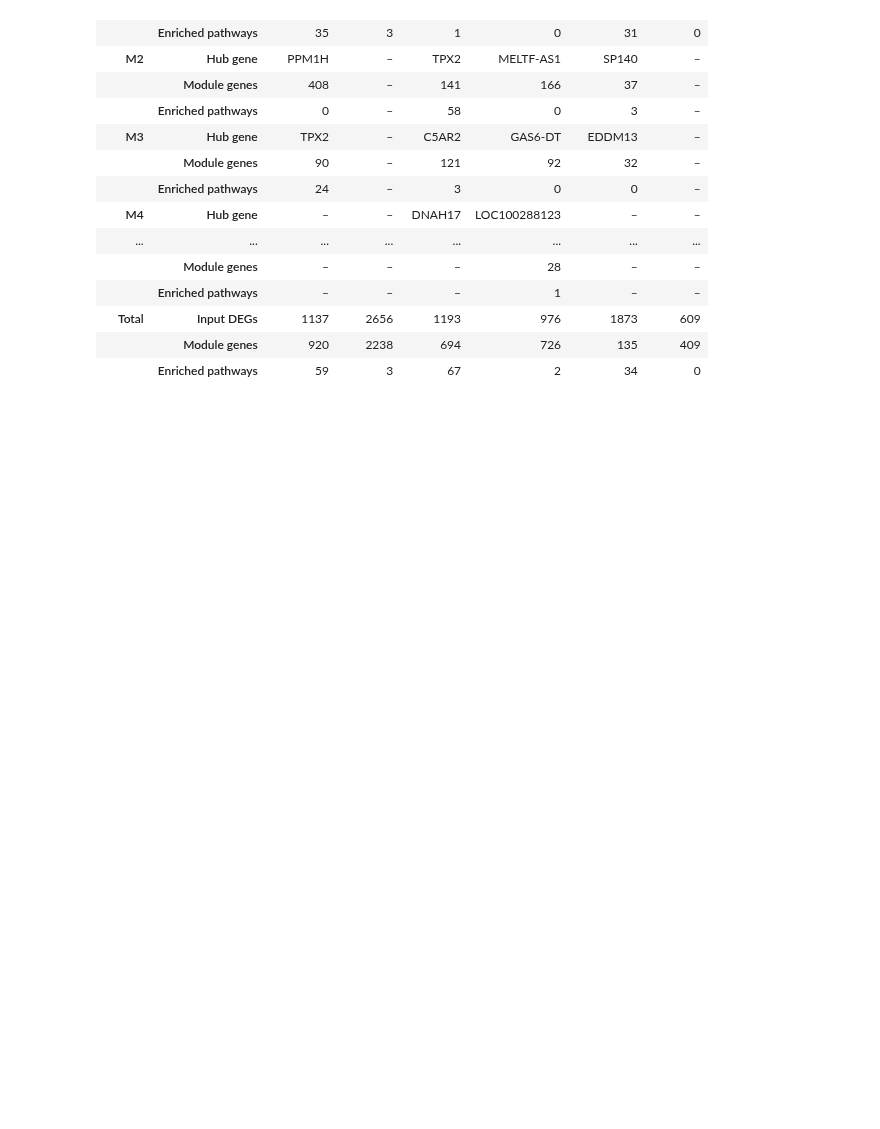
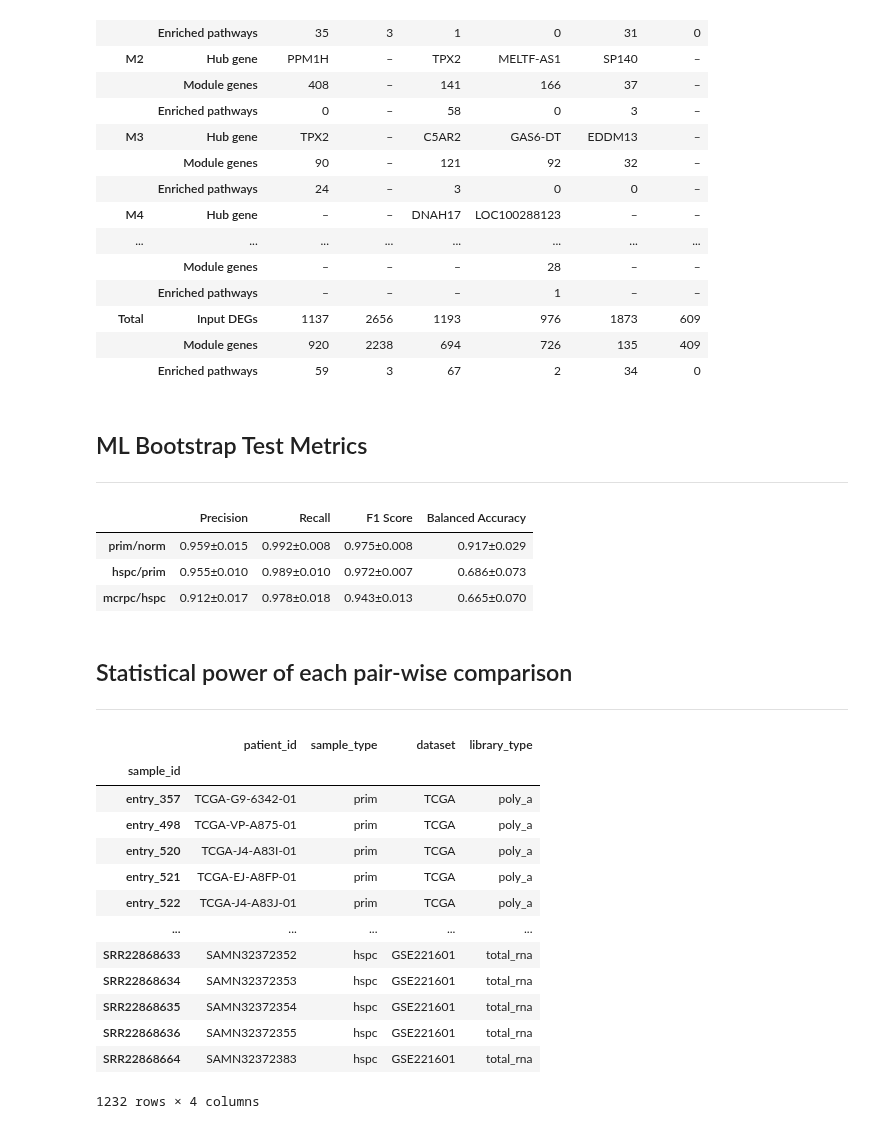
Before and after one commit to CarlosUziel/pca_wgcna_ml, a Jupyter notebook: notebooks/paper_figures.ipynb, the cells around one changed output. Cells and saved outputs as stored; diff of their text form; code cells hidden in the pictures; blank space fills up the shorter version.

Commit message:
feat: add new metrics

```diff
--- a/notebooks/paper_figures.ipynb
+++ b/notebooks/paper_figures.ipynb
@@ -607,3 +626,7 @@ wgcna_summary_df
 | Total | Input DEGs | 1137 | 2656 | 1193 | 976 | 1873 | 609 |
 |  | Module genes | 920 | 2238 | 694 | 726 | 135 | 409 |
 |  | Enriched pathways | 59 | 3 | 67 | 2 | 34 | 0 |
+# %% [markdown]
+## ML Bootstrap Test Metrics
+
+---
@@ -609,0 +635,43 @@ wgcna_summary_df
+# %%
+pattern = r"(prim_vs_norm|hspc_vs_prim|mcrpc_vs_hspc)"
+test_scores = {}
+for contrast_shap_values_file in sorted(
+    list(
+        ML_ROOT.rglob(
+            "*M3+M2+M1*/light_gbm/genes_features/bootstrap/bootstrap_8192_test_scores.csv"
+        )
+    )
+):
+    match = re.search(pattern, contrast_shap_values_file.parents[3].name)
+    if match:
+        contrast = match.group(0).replace("_vs_", "/")
+        df = pd.read_csv(contrast_shap_values_file, index_col=0)
+        test_scores[contrast] = {
+            col: f"{df[col].mean():.3f}±{df[col].std():.3f}" for col in df.columns
+        }
+
+test_scores_df = pd.DataFrame(test_scores).T  # contrasts as rows
+# Map metric names to human-readable
+metric_map = {
+    "precision": "Precision",
+    "recall": "Recall",
+    "f1": "F1 Score",
+    "balanced_accuracy": "Balanced Accuracy",
+}
+test_scores_df = test_scores_df.rename(columns=metric_map)
+# Filter and order rows
+test_scores_df = test_scores_df.loc[["prim/norm", "hspc/prim", "mcrpc/hspc"]]
+
+output_path = SUPPLEMENTARY_FILES_PATH.joinpath("ml_bootstrap_test_scores.xlsx")
+test_scores_df.to_excel(output_path)
+
+display(test_scores_df)
+# %% [output]
+|  | Precision | Recall | F1 Score | Balanced Accuracy |
+| prim/norm | 0.959±0.015 | 0.992±0.008 | 0.975±0.008 | 0.917±0.029 |
+| hspc/prim | 0.955±0.010 | 0.989±0.010 | 0.972±0.007 | 0.686±0.073 |
+| mcrpc/hspc | 0.912±0.017 | 0.978±0.018 | 0.943±0.013 | 0.665±0.070 |
+# %% [markdown]
+## Statistical power of each pair-wise comparison
+
+---
@@ -609,0 +684,21 @@ wgcna_summary_df
+# %%
+ANNOT_DF: pd.DataFrame = pd.read_csv(
+    ROOT.joinpath("data").joinpath("samples_annotation.csv"),
+    index_col=0,
+)
+display(ANNOT_DF)
+# %% [output]
+|  | patient_id | sample_type | dataset | library_type |
+| sample_id |  |  |  |  |
+| entry_357 | TCGA-G9-6342-01 | prim | TCGA | poly_a |
+| entry_498 | TCGA-VP-A875-01 | prim | TCGA | poly_a |
+| entry_520 | TCGA-J4-A83I-01 | prim | TCGA | poly_a |
+| entry_521 | TCGA-EJ-A8FP-01 | prim | TCGA | poly_a |
+| entry_522 | TCGA-J4-A83J-01 | prim | TCGA | poly_a |
+| ... | ... | ... | ... | ... |
+| SRR22868633 | SAMN32372352 | hspc | GSE221601 | total_rna |
+| SRR22868634 | SAMN32372353 | hspc | GSE221601 | total_rna |
+| SRR22868635 | SAMN32372354 | hspc | GSE221601 | total_rna |
+| SRR22868636 | SAMN32372355 | hspc | GSE221601 | total_rna |
+| SRR22868664 | SAMN32372383 | hspc | GSE221601 | total_rna |
+1232 rows × 4 columns
```
Also changed, not shown: parts of 5 cells of this notebook.
